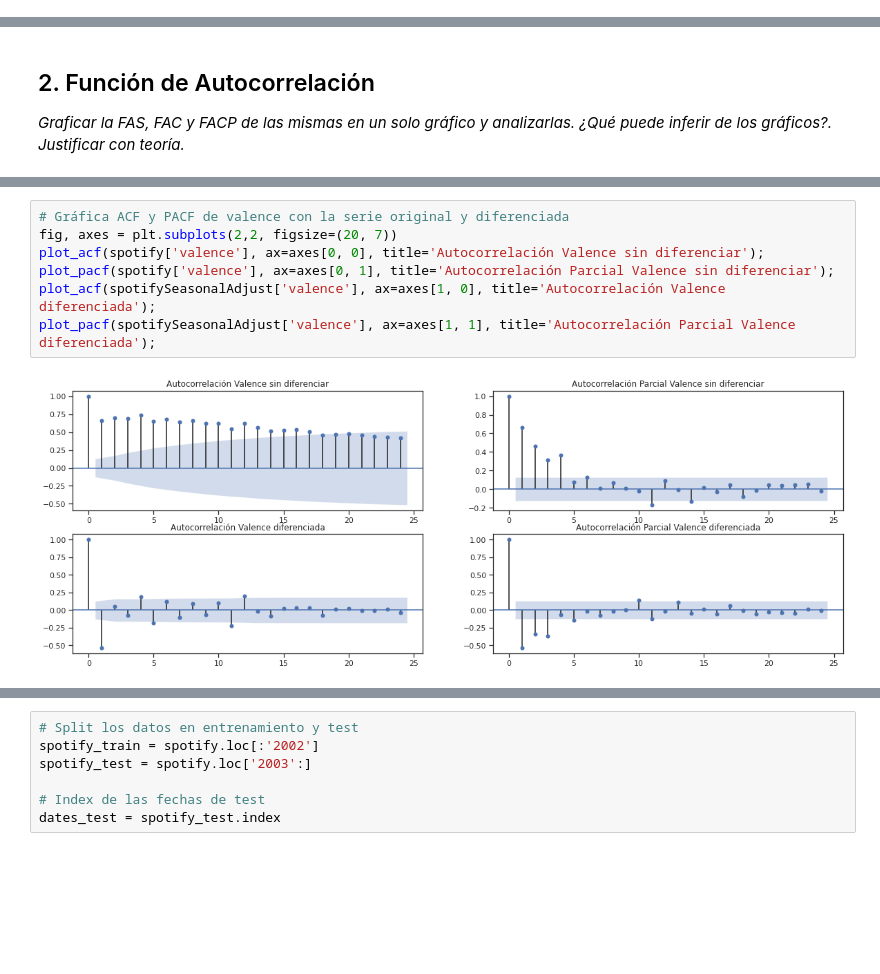
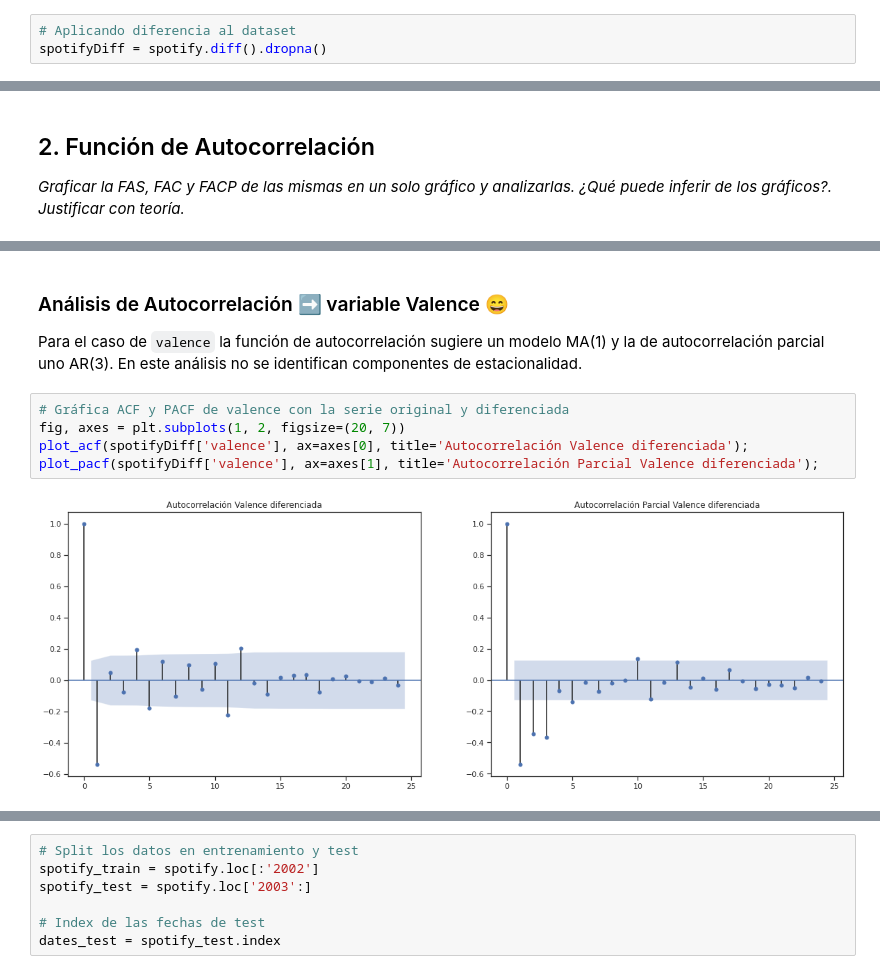
Before and after one commit to DianaScientist/uAustral-mcd-automatedML, a Jupyter notebook: TimeSeries_ARIMA_Spotify.ipynb, the cells around one changed output, grey strips where cells are left out. Saved outputs shown, nothing was run; the diff lists cells and outputs as text; blank space fills up the shorter version.

```diff
--- a/TimeSeries_ARIMA_Spotify.ipynb
+++ b/TimeSeries_ARIMA_Spotify.ipynb
@@ -185,0 +229,3 @@ fig = decomposeValence.plot();
+# %%
+# Aplicando diferencia al dataset
+spotifyDiff = spotify.diff().dropna()
@@ -316,9 +361,11 @@ spotifySeasonalAdjust = spotify.diff().dropna()
+# %% [markdown]
+### Análisis de Autocorrelación  ➡ variable Valence 😄
+
+Para el caso de `valence` la función de autocorrelación sugiere un modelo MA(1) y la de autocorrelación parcial uno AR(3). En este análisis no se identifican componentes de estacionalidad.
 # %%
 # Gráfica ACF y PACF de valence con la serie original y diferenciada
-fig, axes = plt.subplots(2,2, figsize=(20, 7))
-plot_acf(spotify['valence'], ax=axes[0, 0], title='Autocorrelación Valence sin diferenciar');
-plot_pacf(spotify['valence'], ax=axes[0, 1], title='Autocorrelación Parcial Valence sin diferenciar');
-plot_acf(spotifySeasonalAdjust['valence'], ax=axes[1, 0], title='Autocorrelación Valence diferenciada');
-plot_pacf(spotifySeasonalAdjust['valence'], ax=axes[1, 1], title='Autocorrelación Parcial Valence diferenciada');
+fig, axes = plt.subplots(1, 2, figsize=(20, 7))
+plot_acf(spotifyDiff['valence'], ax=axes[0], title='Autocorrelación Valence diferenciada');
+plot_pacf(spotifyDiff['valence'], ax=axes[1], title='Autocorrelación Parcial Valence diferenciada');
 # %% [output]
-[figure, old version]
+[figure, new version]
```
Also changed, not shown: parts of 78 cells of this notebook.
